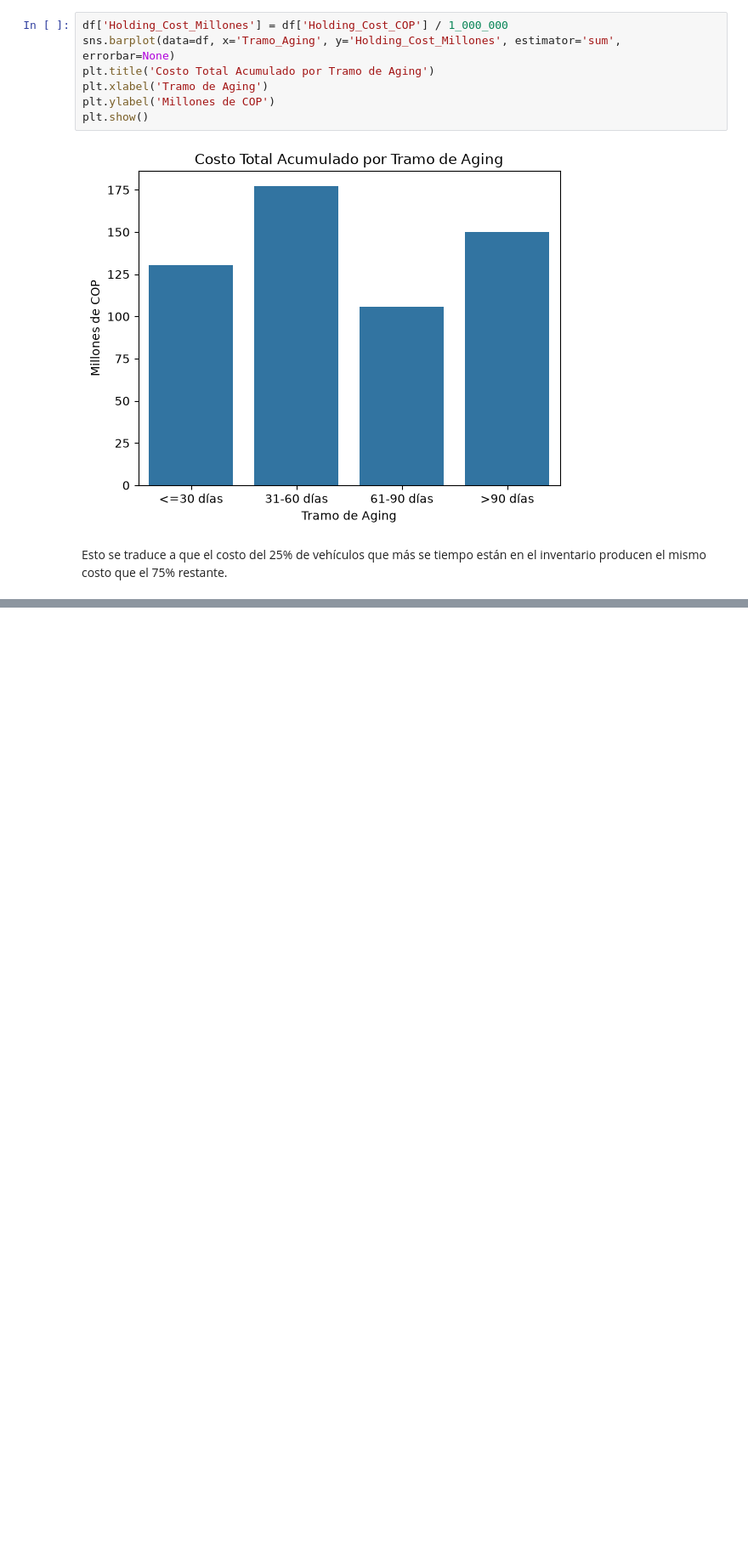
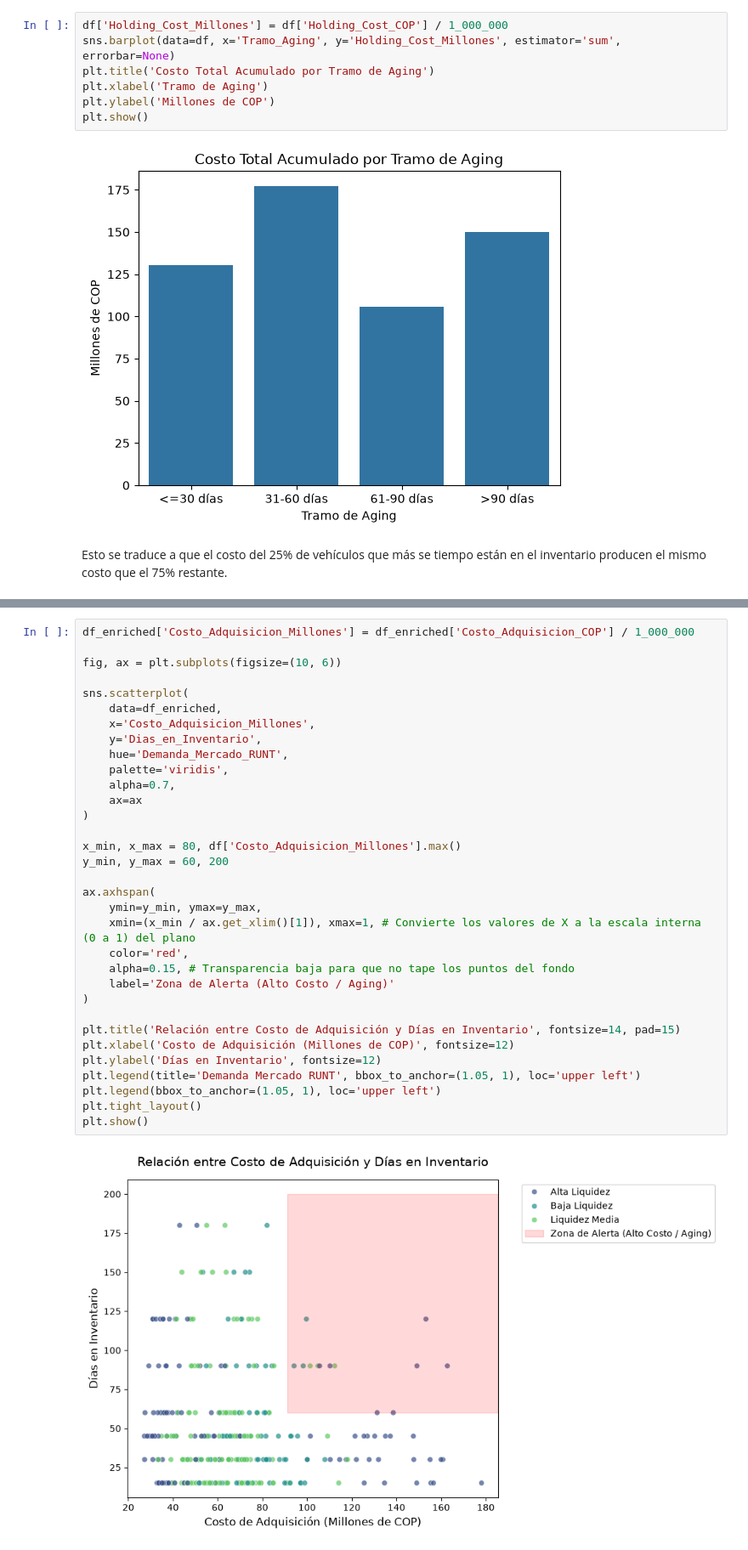
Before and after one commit to jdarizasa/Caso-de-Uso-Analista-de-Datos, a Jupyter notebook: notebooks/01_EDA.ipynb, the cells around one changed output, grey strips where cells are left out. Shown at 85% size. Drawn from its saved outputs; the diff is of its cells as text; blank space fills up the shorter version.

```diff
--- a/notebooks/01_EDA.ipynb
+++ b/notebooks/01_EDA.ipynb
@@ -124,0 +198,35 @@ Esto se traduce a que el costo del 25% de vehículos que más se tiempo están e
+# %%
+df_enriched['Costo_Adquisicion_Millones'] = df_enriched['Costo_Adquisicion_COP'] / 1_000_000
+
+fig, ax = plt.subplots(figsize=(10, 6))
+
+sns.scatterplot(
+    data=df_enriched,
+    x='Costo_Adquisicion_Millones',
+    y='Dias_en_Inventario',
+    hue='Demanda_Mercado_RUNT',
+    palette='viridis',
+    alpha=0.7,
+    ax=ax
+)
+
+x_min, x_max = 80, df['Costo_Adquisicion_Millones'].max()
+y_min, y_max = 60, 200
+
+ax.axhspan(
+    ymin=y_min, ymax=y_max,
+    xmin=(x_min / ax.get_xlim()[1]), xmax=1, # Convierte los valores de X a la escala interna (0 a 1) del plano
+    color='red',
+    alpha=0.15, # Transparencia baja para que no tape los puntos del fondo
+    label='Zona de Alerta (Alto Costo / Aging)'
+)
+
+plt.title('Relación entre Costo de Adquisición y Días en Inventario', fontsize=14, pad=15)
+plt.xlabel('Costo de Adquisición (Millones de COP)', fontsize=12)
+plt.ylabel('Días en Inventario', fontsize=12)
+plt.legend(title='Demanda Mercado RUNT', bbox_to_anchor=(1.05, 1), loc='upper left')
+plt.legend(bbox_to_anchor=(1.05, 1), loc='upper left')
+plt.tight_layout()
+plt.show()
+# %% [output]
+[figure, added]
```
Also changed, not shown: parts of 15 cells of this notebook, 1 other file.
